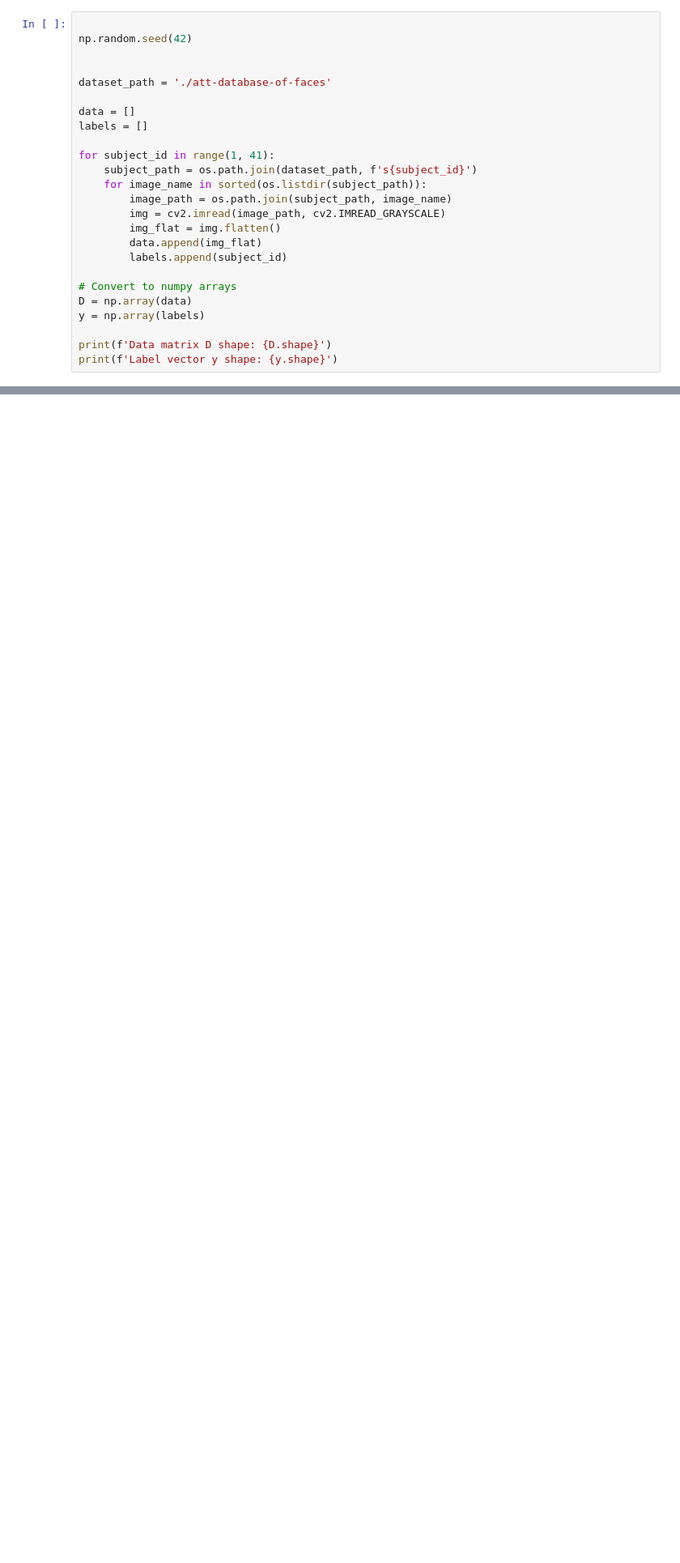
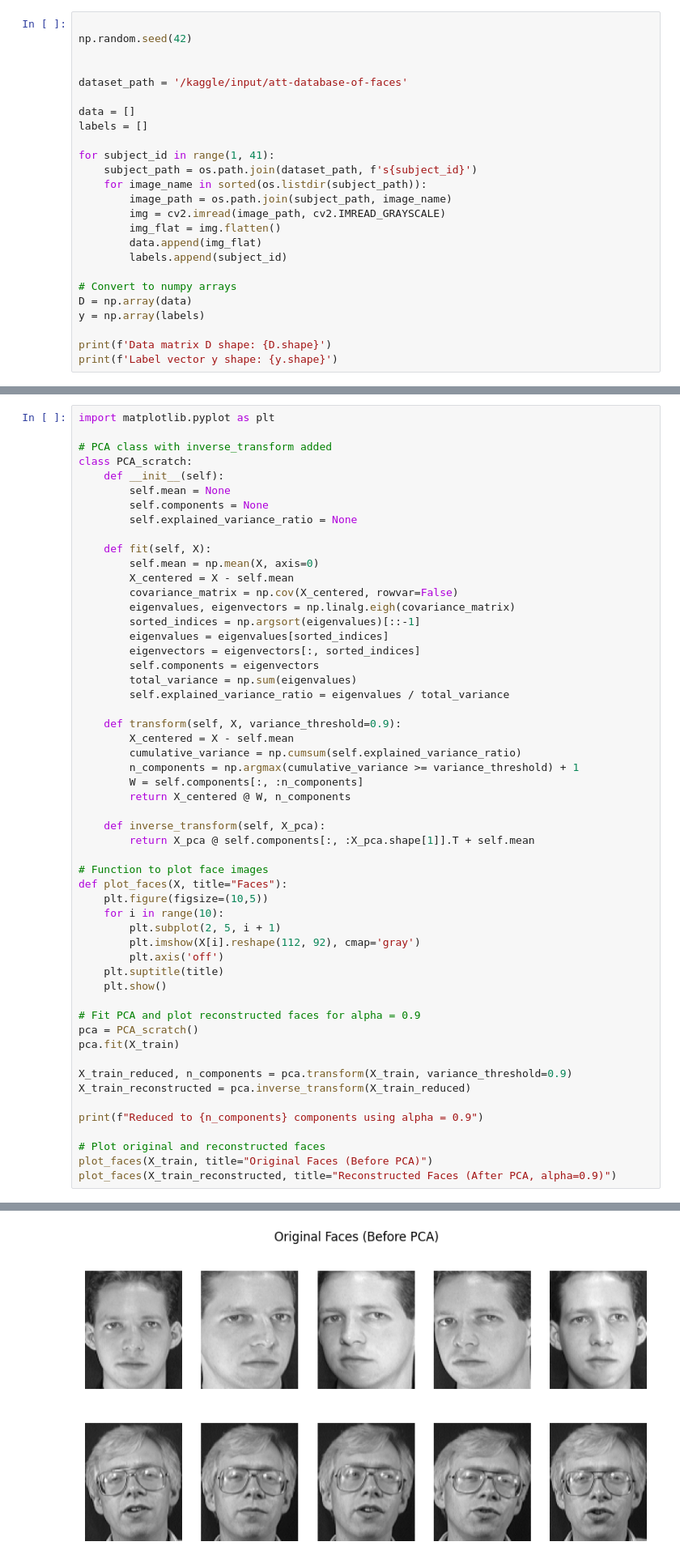
Before and after one commit to Yahia-Ibrahim/Face-Recognition, a Jupyter notebook: facerecognition.ipynb, the cells around one changed output, grey strips where cells are left out. Shown at 81% size. Saved outputs shown, nothing was run; the diff lists cells and outputs as text; blank space fills up the shorter version.

```diff
--- a/facerecognition.ipynb
+++ b/facerecognition.ipynb
@@ -30,7 +30,7 @@ import cv2
 np.random.seed(42)
 
 
-dataset_path = './att-database-of-faces'
+dataset_path = '/kaggle/input/att-database-of-faces'
 
 data = []
 labels = []
@@ -207,0 +153,55 @@ plot_sample_faces(X_train_pca[0.9], "Faces in PCA Space (alpha=0.9)")
+# %%
+import matplotlib.pyplot as plt
+
+# PCA class with inverse_transform added
+class PCA_scratch:
+    def __init__(self):
+        self.mean = None
+        self.components = None
+        self.explained_variance_ratio = None
+
+    def fit(self, X):
+        self.mean = np.mean(X, axis=0)
+        X_centered = X - self.mean
+        covariance_matrix = np.cov(X_centered, rowvar=False)
+        eigenvalues, eigenvectors = np.linalg.eigh(covariance_matrix)
+        sorted_indices = np.argsort(eigenvalues)[::-1]
+        eigenvalues = eigenvalues[sorted_indices]
+        eigenvectors = eigenvectors[:, sorted_indices]
+        self.components = eigenvectors
+        total_variance = np.sum(eigenvalues)
+        self.explained_variance_ratio = eigenvalues / total_variance
+
+    def transform(self, X, variance_threshold=0.9):
+        X_centered = X - self.mean
+        cumulative_variance = np.cumsum(self.explained_variance_ratio)
+        n_components = np.argmax(cumulative_variance >= variance_threshold) + 1
+        W = self.components[:, :n_components]
+        return X_centered @ W, n_components
+
+    def inverse_transform(self, X_pca):
+        return X_pca @ self.components[:, :X_pca.shape[1]].T + self.mean
+
+# Function to plot face images
+def plot_faces(X, title="Faces"):
+    plt.figure(figsize=(10,5))
+    for i in range(10):
+        plt.subplot(2, 5, i + 1)
+        plt.imshow(X[i].reshape(112, 92), cmap='gray')
+        plt.axis('off')
+    plt.suptitle(title)
+    plt.show()
+
+# Fit PCA and plot reconstructed faces for alpha = 0.9
+pca = PCA_scratch()
+pca.fit(X_train)
+
+X_train_reduced, n_components = pca.transform(X_train, variance_threshold=0.9)
+X_train_reconstructed = pca.inverse_transform(X_train_reduced)
+
+print(f"Reduced to {n_components} components using alpha = 0.9")
+
+# Plot original and reconstructed faces
+plot_faces(X_train, title="Original Faces (Before PCA)")
+plot_faces(X_train_reconstructed, title="Reconstructed Faces (After PCA, alpha=0.9)")
+# %% [output]
@@ -207,0 +209 @@ plot_sample_faces(X_train_pca[0.9], "Faces in PCA Space (alpha=0.9)")
+[figure, added]
```
Also changed, not shown: parts of 3 cells of this notebook, 2 other files.
